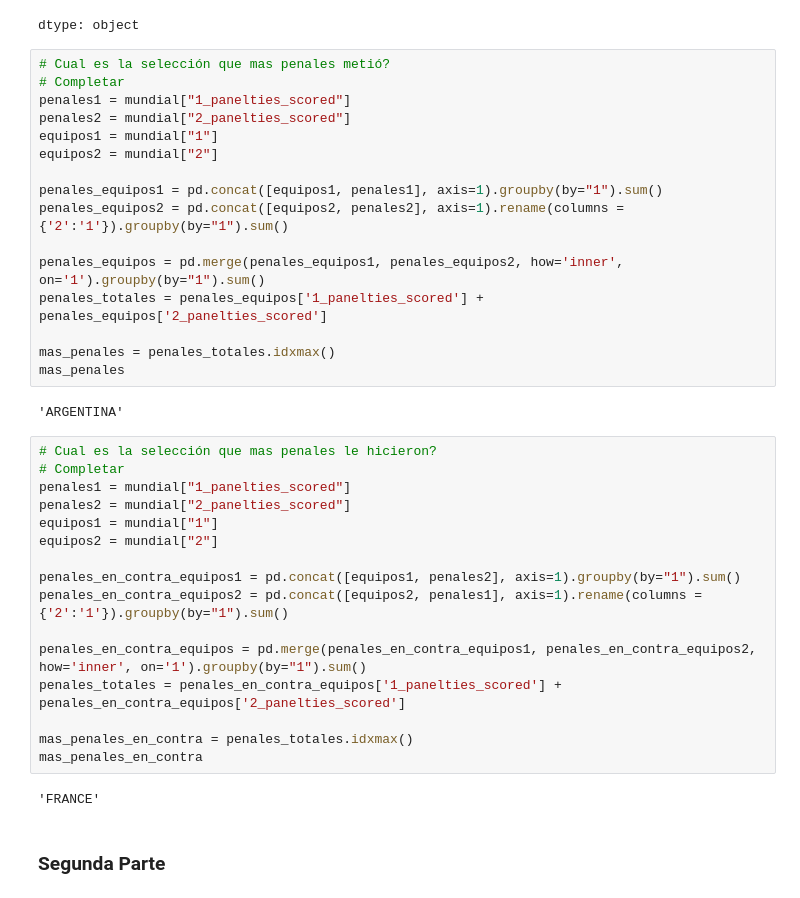
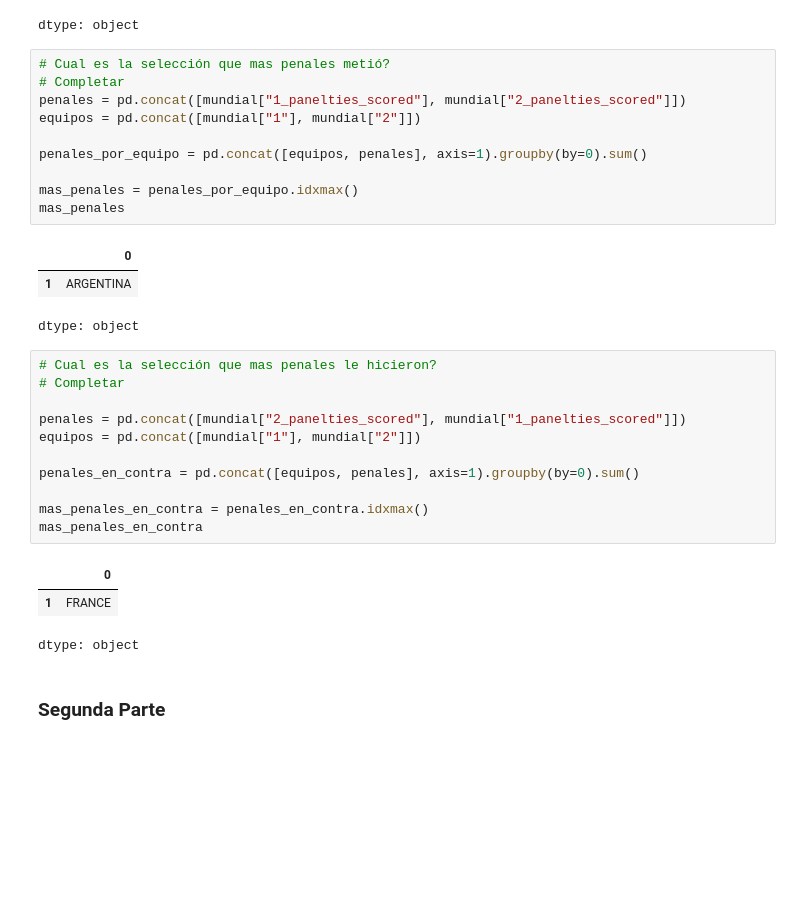
Before and after one commit to sabiojuancruz/mundial-qatar-2022, a Jupyter notebook: mundial_qatar_2022.ipynb, the cells around one changed output. Drawn from its saved outputs; the diff is of its cells as text; blank space fills up the shorter version.

```diff
--- a/mundial_qatar_2022.ipynb
+++ b/mundial_qatar_2022.ipynb
@@ -116,39 +116,32 @@ dtype: object
 # %%
 # Cual es la selección que mas penales metió?
 # Completar
-penales1 = mundial["1_panelties_scored"]
-penales2 = mundial["2_panelties_scored"]
-equipos1 = mundial["1"]
-equipos2 = mundial["2"]
+penales = pd.concat([mundial["1_panelties_scored"], mundial["2_panelties_scored"]])
+equipos = pd.concat([mundial["1"], mundial["2"]])
 
-penales_equipos1 = pd.concat([equipos1, penales1], axis=1).groupby(by="1").sum()
-penales_equipos2 = pd.concat([equipos2, penales2], axis=1).rename(columns = {'2':'1'}).groupby(by="1").sum()
+penales_por_equipo = pd.concat([equipos, penales], axis=1).groupby(by=0).sum()
 
-penales_equipos = pd.merge(penales_equipos1, penales_equipos2, how='inner', on='1').groupby(by="1").sum()
-penales_totales = penales_equipos['1_panelties_scored'] + penales_equipos['2_panelties_scored']
-
-mas_penales = penales_totales.idxmax()
+mas_penales = penales_por_equipo.idxmax()
 mas_penales
 # %% [output]
+|  | 0 |
+| 1 | ARGENTINA |
-'ARGENTINA'
+dtype: object
 # %%
 # Cual es la selección que mas penales le hicieron?
 # Completar
-penales1 = mundial["1_panelties_scored"]
-penales2 = mundial["2_panelties_scored"]
-equipos1 = mundial["1"]
-equipos2 = mundial["2"]
 
-penales_en_contra_equipos1 = pd.concat([equipos1, penales2], axis=1).groupby(by="1").sum()
-penales_en_contra_equipos2 = pd.concat([equipos2, penales1], axis=1).rename(columns = {'2':'1'}).groupby(by="1").sum()
+penales = pd.concat([mundial["2_panelties_scored"], mundial["1_panelties_scored"]])
+equipos = pd.concat([mundial["1"], mundial["2"]])
 
-penales_en_contra_equipos = pd.merge(penales_en_contra_equipos1, penales_en_contra_equipos2, how='inner', on='1').groupby(by="1").sum()
-penales_totales = penales_en_contra_equipos['1_panelties_scored'] + penales_en_contra_equipos['2_panelties_scored']
+penales_en_contra = pd.concat([equipos, penales], axis=1).groupby(by=0).sum()
 
-mas_penales_en_contra = penales_totales.idxmax()
+mas_penales_en_contra = penales_en_contra.idxmax()
 mas_penales_en_contra
 # %% [output]
+|  | 0 |
+| 1 | FRANCE |
-'FRANCE'
+dtype: object
 # %% [markdown]
 ### Segunda Parte
 # %%
```
Also changed, not shown: parts of 4 cells of this notebook.
